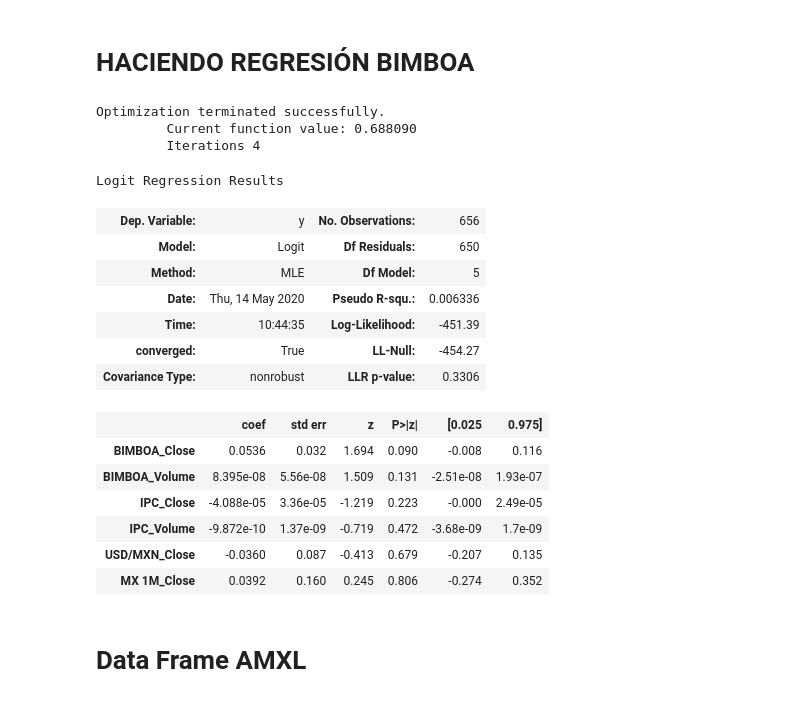
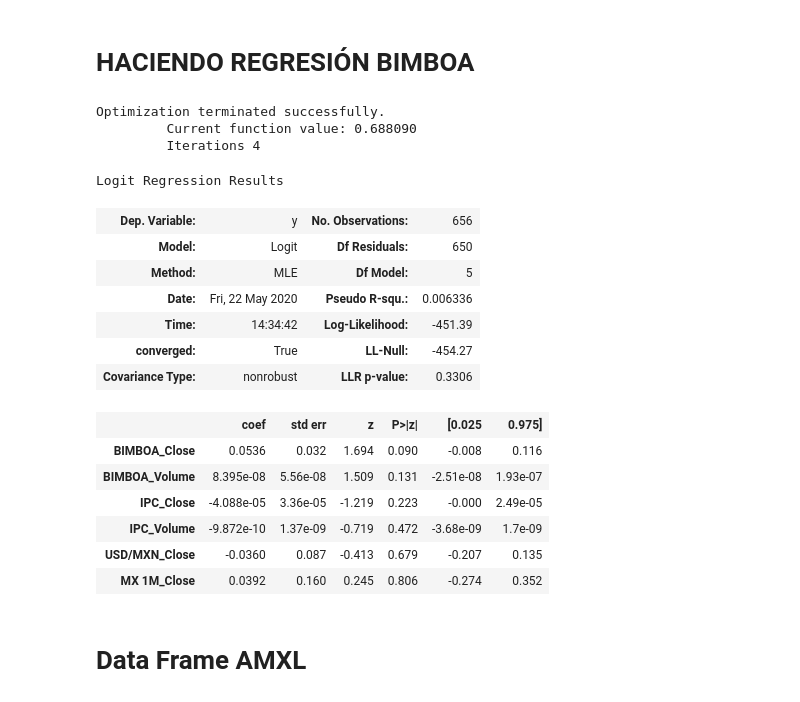
Before and after one commit to manueldiazrod97/trabajo_econometria_7, a Jupyter notebook: Proyecto Logit-GanarBolsa_2.ipynb, the cells around one changed output. Cells and saved outputs as stored; diff of their text form; code cells hidden in the pictures.

```diff
--- a/Proyecto Logit-GanarBolsa_2.ipynb
+++ b/Proyecto Logit-GanarBolsa_2.ipynb
@@ -255,20 +240,20 @@ for i in range(len(Y_bimboa)):
 # %% [markdown]
 # HACIENDO REGRESIÓN BIMBOA
 # %%
-X_bimboa=dfbimboa
+Xbimboa=dfbimboa
 Ybimboa=y_bimboa
-resultadobimboa=sm.Logit(Ybimboa,X_bimboa).fit()
+resultadobimboa=sm.Logit(Ybimboa,Xbimboa).fit()
 resultadobimboa.summary()
 # %% [output]
 Optimization terminated successfully.
          Current function value: 0.688090
          Iterations 4
 Logit Regression Results
 | Dep. Variable: | y | No. Observations: | 656 |
 | Model: | Logit | Df Residuals: | 650 |
 | Method: | MLE | Df Model: | 5 |
-| Date: | Thu, 14 May 2020 | Pseudo R-squ.: | 0.006336 |
-| Time: | 10:44:35 | Log-Likelihood: | -451.39 |
+| Date: | Fri, 22 May 2020 | Pseudo R-squ.: | 0.006336 |
+| Time: | 14:34:42 | Log-Likelihood: | -451.39 |
 | converged: | True | LL-Null: | -454.27 |
 | Covariance Type: | nonrobust | LLR p-value: | 0.3306 |
 |  | coef | std err | z | P>|z| | [0.025 | 0.975] |
```
Also changed, not shown: parts of 64 cells of this notebook.
